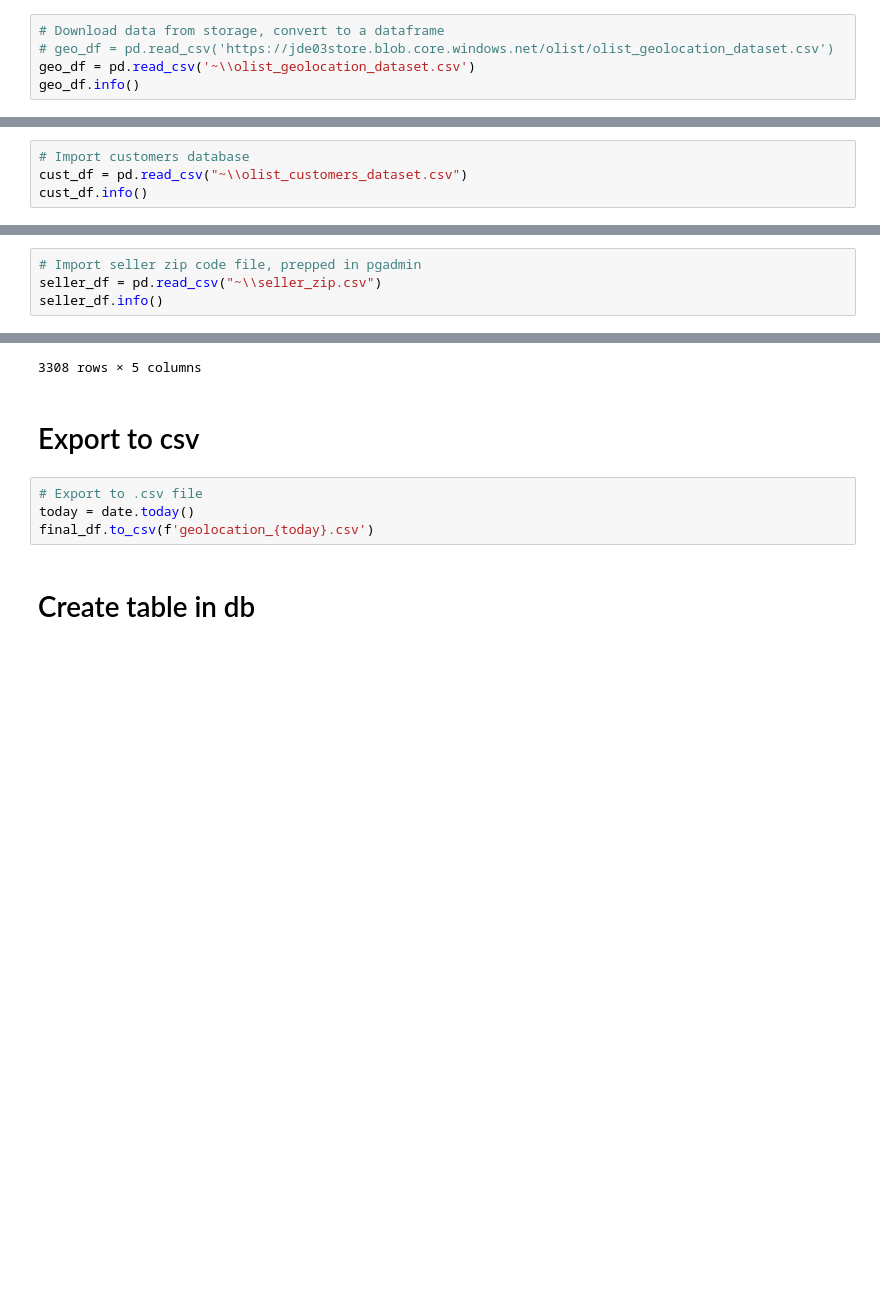
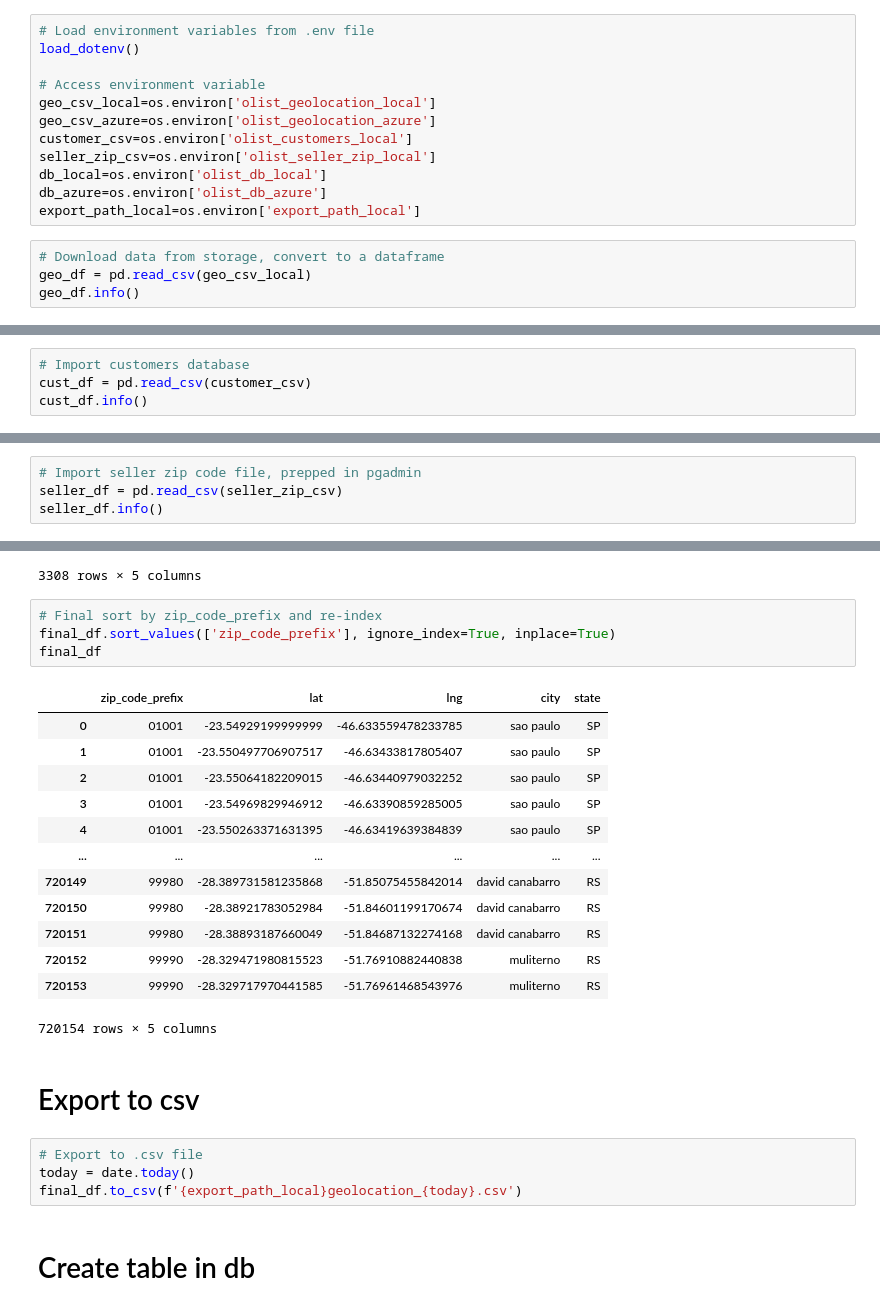
Before and after one commit to leepiau/jde03_olist, a Jupyter notebook: olist_geolocation.ipynb, the cells around one changed output, grey strips where cells are left out. Saved outputs shown, nothing was run; the diff lists cells and outputs as text; blank space fills up the shorter version.

Commit message:
moved credentials to environment file and sort final by zip

```diff
--- a/olist_geolocation.ipynb
+++ b/olist_geolocation.ipynb
@@ -8,9 +10,20 @@ from datetime import date
 # %% [markdown]
 # Download and inspect Dataset
+# %%
+# Load environment variables from .env file
+load_dotenv()
+
+# Access environment variable
+geo_csv_local=os.environ['olist_geolocation_local']
+geo_csv_azure=os.environ['olist_geolocation_azure']
+customer_csv=os.environ['olist_customers_local']
+seller_zip_csv=os.environ['olist_seller_zip_local']
+db_local=os.environ['olist_db_local']
+db_azure=os.environ['olist_db_azure']
+export_path_local=os.environ['export_path_local']
 # %%
 # Download data from storage, convert to a dataframe
-# geo_df = pd.read_csv('https://jde03store.blob.core.windows.net/olist/olist_geolocation_dataset.csv')
-geo_df = pd.read_csv('~\\olist_geolocation_dataset.csv')
+geo_df = pd.read_csv(geo_csv_local)
 geo_df.info()
 # %% [output]
 <class 'pandas.core.frame.DataFrame'>
@@ -203,7 +216,7 @@ Unique city values:  5957
 # Use city_names from customer table
 # %%
 # Import customers database
-cust_df = pd.read_csv("~\\olist_customers_dataset.csv")
+cust_df = pd.read_csv(customer_csv)
 cust_df.info()
 # %% [output]
 <class 'pandas.core.frame.DataFrame'>
@@ -279,7 +292,7 @@ display(merged_df)
    # Use city name from seller table where not exist in customer table
 # %%
 # Import seller zip code file, prepped in pgadmin
-seller_df = pd.read_csv("~\\seller_zip.csv")
+seller_df = pd.read_csv(seller_zip_csv)
 seller_df.info()
 # %% [output]
 <class 'pandas.core.frame.DataFrame'>
@@ -434,12 +454,30 @@ final_df[loc_dupe].sort_values(by = 'lat')
 | 548075 | 68906 | 0.0349717437610148 | -51.062614502768845 | macapa | AP |
 | 548032 | 68900 | 0.0349717437610148 | -51.062614502768845 | macapa | AP |
 3308 rows × 5 columns
+# %%
+# Final sort by zip_code_prefix and re-index
+final_df.sort_values(['zip_code_prefix'], ignore_index=True, inplace=True)
+final_df
+# %% [output]
+|  | zip_code_prefix | lat | lng | city | state |
+| 0 | 01001 | -23.54929199999999 | -46.633559478233785 | sao paulo | SP |
+| 1 | 01001 | -23.550497706907517 | -46.63433817805407 | sao paulo | SP |
+| 2 | 01001 | -23.55064182209015 | -46.63440979032252 | sao paulo | SP |
+| 3 | 01001 | -23.54969829946912 | -46.63390859285005 | sao paulo | SP |
+| 4 | 01001 | -23.550263371631395 | -46.63419639384839 | sao paulo | SP |
+| ... | ... | ... | ... | ... | ... |
+| 720149 | 99980 | -28.389731581235868 | -51.85075455842014 | david canabarro | RS |
+| 720150 | 99980 | -28.38921783052984 | -51.84601199170674 | david canabarro | RS |
+| 720151 | 99980 | -28.38893187660049 | -51.84687132274168 | david canabarro | RS |
+| 720152 | 99990 | -28.329471980815523 | -51.76910882440838 | muliterno | RS |
+| 720153 | 99990 | -28.329717970441585 | -51.76961468543976 | muliterno | RS |
+720154 rows × 5 columns
 # %% [markdown]
 # Export to csv
 # %%
 # Export to .csv file
 today = date.today()
-final_df.to_csv(f'geolocation_{today}.csv')
+final_df.to_csv(f'{export_path_local}geolocation_{today}.csv')
 # %% [markdown]
 # Create table in db
 # %%
```
Also changed, not shown: parts of 3 cells of this notebook.
